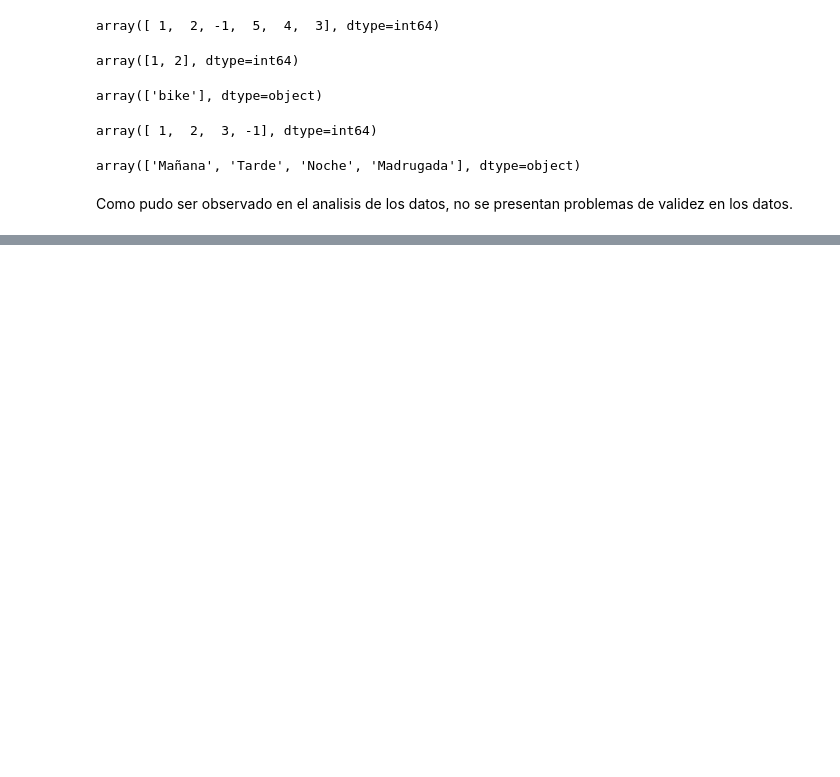
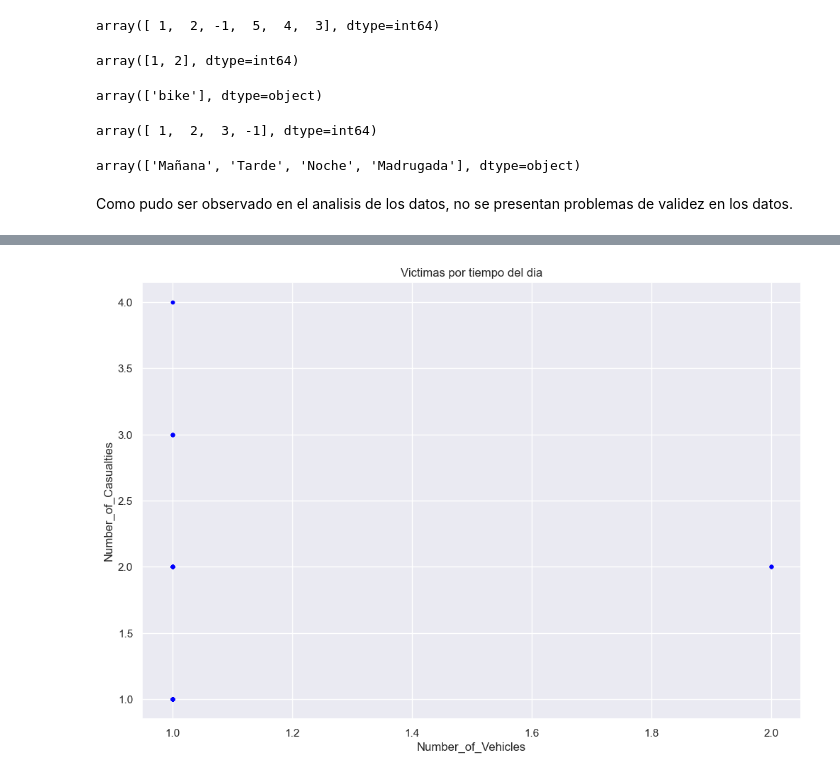
Before and after one commit to Zucaritas-BI/Laboratorio-1, a Jupyter notebook: Lab 1 - Clustering/laboratorio_desarrollo.ipynb, the cells around one changed output, grey strips where cells are left out. Drawn from its saved outputs; the diff is of its cells as text; code cells hidden in the pictures; blank space fills up the shorter version.

```diff
--- a/Lab 1 - Clustering/laboratorio_desarrollo.ipynb
+++ b/Lab 1 - Clustering/laboratorio_desarrollo.ipynb
@@ -512,0 +545,10 @@ Como pudo ser observado en el analisis de los datos, no se presentan problemas d
+# %%
+# Visualización de un scatter plot usando matplotlib
+plt.figure(figsize = (12, 8))
+plt.plot(df_accidents['Number_of_Vehicles'], df_accidents['Number_of_Casualties'], '.', color = 'blue')
+plt.title('Victimas por tiempo del dia')
+plt.xlabel('Number_of_Vehicles')
+plt.ylabel('Number_of_Casualties')
+plt.show()
+# %% [output]
+[figure, added]
```
Also changed, not shown: parts of 19 cells of this notebook, 1 other file.
